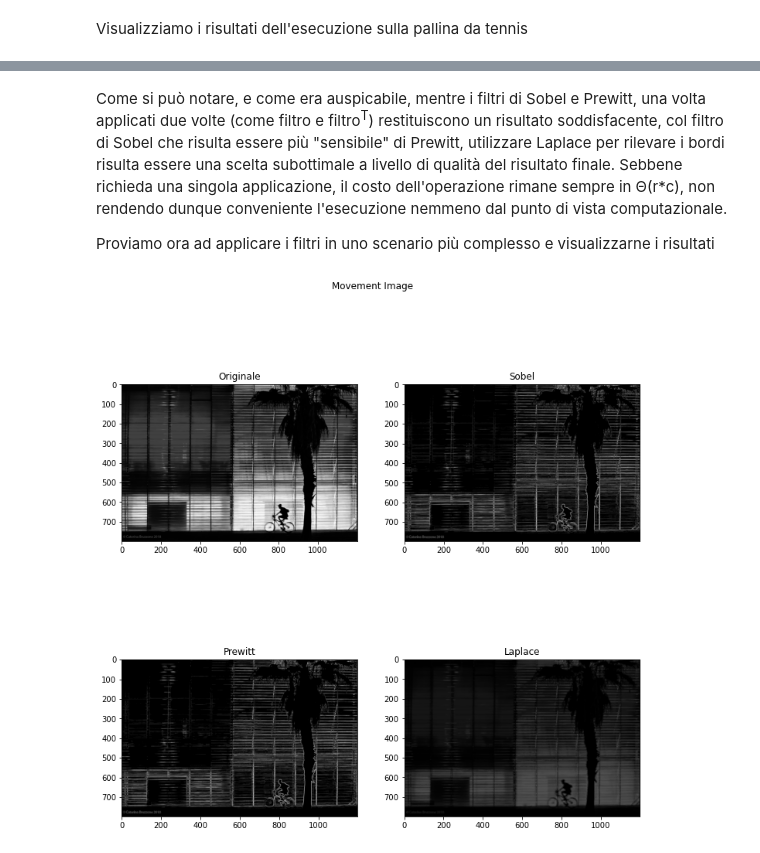
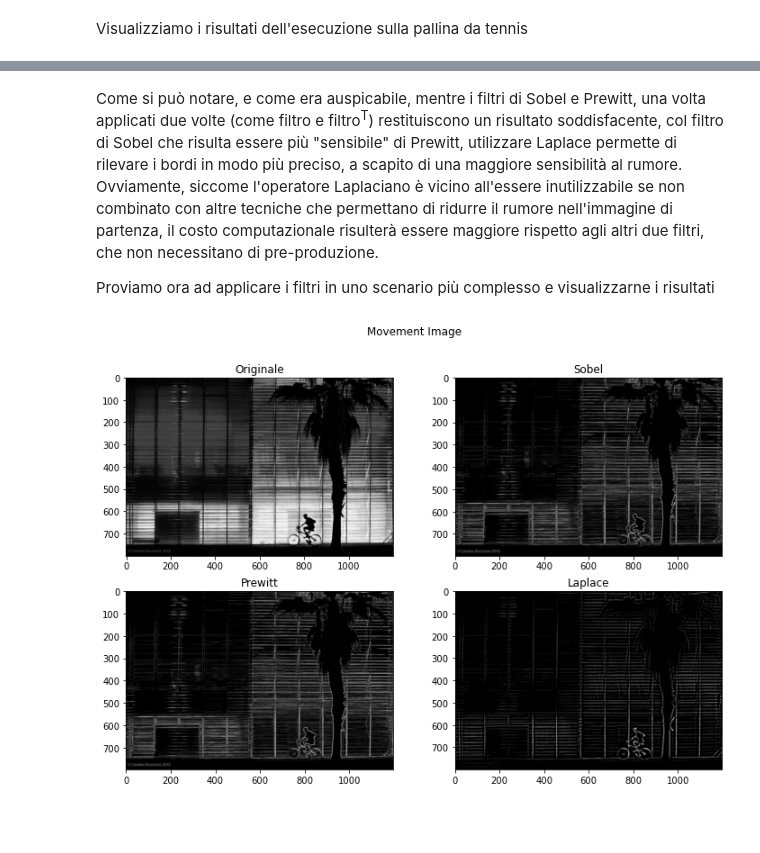
Before and after one commit to lucab1705/Image_Segmentation_Python, a Jupyter notebook: segmentation.ipynb, the cells around one changed output, grey strips where cells are left out. Drawn from its saved outputs; the diff is of its cells as text; code cells hidden in the pictures; blank space fills up the shorter version.

```diff
--- a/segmentation.ipynb
+++ b/segmentation.ipynb
@@ -125,7 +126,7 @@ def apply_kernel(kernel, img, threshold = 0):
             s1 = np.sum(np.sum(kernel*matrix))
             s2 = np.sum(np.sum(kernel.T*matrix))
             res[r, c] = np.sqrt(s1**2+s2**2)
-            if res[r, c] <= threshold:
+            if res[r, c] < threshold:
                 res[r, c] = 0
     return res
 
@@ -133,12 +134,24 @@ def apply_laplace(img, threshold = 0):
     rows = len(img)
     col = len(img[0])
     res = np.zeros((rows-1, col-1))
-    kernel = np.array([np.array([1, 1, 1]), np.array([2, -8, 2]), np.array([1, 1, 1])])
+    kernel = np.array([np.array([1, 1, 1]), np.array([1, -8, 1]), np.array([1, 1, 1])])
 
     for r in range(0, rows - 2):
         for c in range(0, col - 2):
             matrix = img[r:r+3, c:c+3]
             res[r+1, c+1] = np.sum(np.sum(kernel*matrix))
-            if res[r+1, c+1] <= threshold:
+            if res[r+1, c+1] < threshold:
                 res[r+1, c+1] = 0
     return res
+
+gray_ball = rgb2gray(ballImg)
+sobel_kernel = np.array([np.array([1, 0, -1]), np.array([2, 0, -2]), np.array([1, 0, -1])])
+prewitt_kernel = np.array([np.array([-1, 0, 1]), np.array([-1, 0, 1]), np.array([-1, 0, 1])])
+
+def generate_img_dict(img):
+    gray_img = rgb2gray(img)
+    tennis_ball = [{"name": "Originale", "img": gray_img},
+               {"name": "Sobel", "img": apply_kernel(sobel_kernel, gray_img, .25)},
+               {"name": "Prewitt", "img": apply_kernel(prewitt_kernel, gray_img, .125)},
+               {"name": "Laplace", "img": apply_laplace(gaussian(gray_img, 3), .005)}]
+    return tennis_ball
@@ -153,7 +158,7 @@ tennis_ball = [{"name": "Originale", "img": gray_ball},
 # %% [markdown]
 Visualizziamo i risultati dell'esecuzione sulla pallina da tennis
 # %%
-tbcp = tennis_ball.copy()
+tbcp = generate_img_dict(ballImg)
 tbcp.reverse()
 f, axes = plt.subplots(2, 2, figsize=(12, 12))
 f.suptitle("Tennis Ball")
@@ -168,9 +173,10 @@ for ax in axes:
 Come si può notare, e come era auspicabile, mentre i filtri di Sobel e Prewitt, una volta
 applicati due volte (come filtro e filtro<sup>T</sup>) restituiscono un risultato
 soddisfacente, col filtro di Sobel che risulta essere più "sensibile" di Prewitt, utilizzare
-Laplace per rilevare i bordi risulta essere una scelta subottimale a livello di
-qualità del risultato finale. Sebbene richieda una singola applicazione, il costo
-dell'operazione rimane sempre in Θ(r*c), non rendendo dunque conveniente l'esecuzione
-nemmeno dal punto di vista computazionale.
+Laplace permette di rilevare i bordi in modo più preciso, a scapito di una maggiore sensibilità
+al rumore. Ovviamente, siccome l'operatore Laplaciano è vicino all'essere inutilizzabile
+se non combinato con altre tecniche che permettano di ridurre il rumore nell'immagine di partenza,
+il costo computazionale risulterà essere maggiore rispetto agli altri due filtri, che non
+necessitano di pre-produzione.
 
 Proviamo ora ad applicare i filtri in uno scenario più complesso e visualizzarne i risultati
@@ -183,12 +183,12 @@ moveImgBn = [{"name": "Originale", "img": moveImgBn},
 # %%
-mvimg = moveImgBn.copy()
+mvimg = generate_img_dict(moveImg)
 mvimg.reverse()
-f , axes = plt.subplots(2, 2, figsize=(12, 12))
+f , axes = plt.subplots(2, 2, figsize=(12, 8))
 f.suptitle("Movement Image")
 for ax in axes:
     for elem in ax:
         n = mvimg.pop()
         elem.imshow(n['img'])
         elem.set_title(n['name'])
 # %% [output]
-[figure, old version]
+[figure, new version]
```
Also changed, not shown: parts of 8 cells of this notebook.
